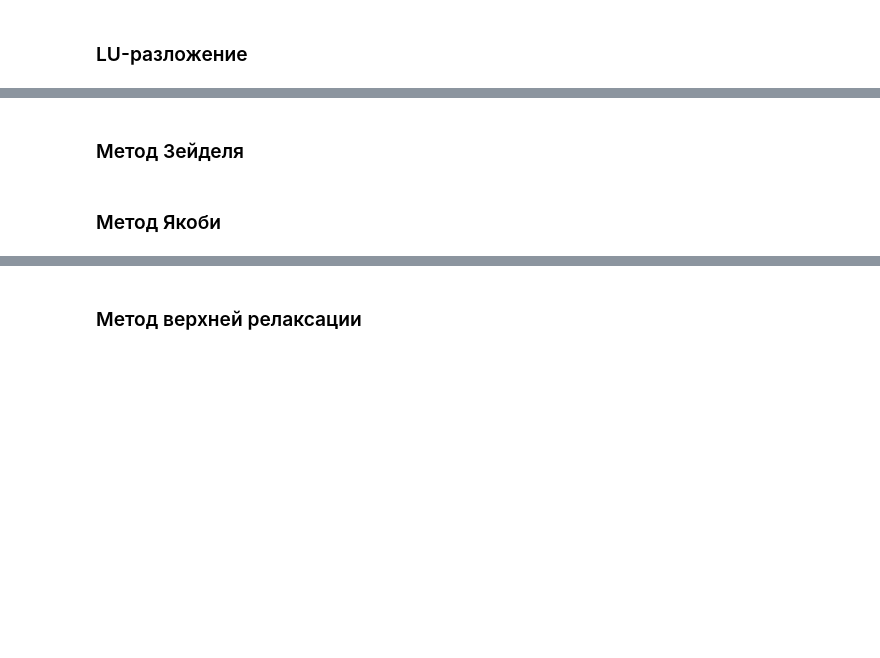
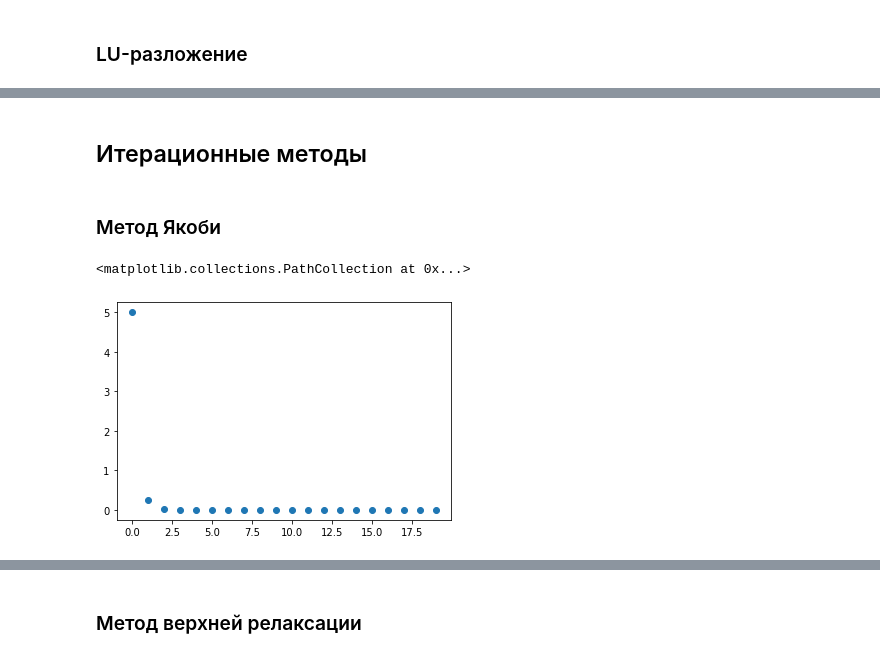
Before and after one commit to d3phys/computational-math, a Jupyter notebook: Lab 2 - System of linear equations/system-of-linear-equations.ipynb, the cells around one changed output, grey strips where cells are left out. Cells and saved outputs as stored; diff of their text form; code cells hidden in the pictures; blank space fills up the shorter version.

```diff
--- a/Lab 2 - System of linear equations/system-of-linear-equations.ipynb
+++ b/Lab 2 - System of linear equations/system-of-linear-equations.ipynb
@@ -14,8 +14,6 @@ import sympy
 <img src="system.png" width="600"/>
 </div>
 # %%
-# It's not fast... But universal :)
-
 def cell(i, j):
     if i == j:
         return 10
@@ -27,7 +25,7 @@ def cell(i, j):
 def fv(i):
     return i + 1
 
-n = 4
+n = 100
 # %%
 matrix = np.fromfunction(np.vectorize(cell, otypes=[float]), (n, n), dtype=float)
 matrix
@@ -115,2 +146,0 @@ array([[0., 0., 0., 0.],
-# %% [markdown]
-### Метод Зейделя
@@ -117,2 +153,34 @@ array([[0., 0., 0., 0.],
+# %% [markdown]
+## Итерационные методы
+# %%
+# Метод простой итерации с вычислением невязки
+# (обозначения см. Петров Лобанов курс лекций)
+def fpi(B, F, n_it, matrix, f):
+    u = np.zeros(len(F))
+    diffs = np.zeros(n_it)
+    for i in range(n_it):
+        u = np.matmul(B, u) + F
+        diffs[i] = norm(f - np.matmul(matrix, u))
+    return u, diffs
+
+# LDU-разложение
+def ldu(matrix):
+    L = matrix - np.triu(matrix)
+    D = np.triu(matrix) + np.tril(matrix) - matrix
+    U = matrix - np.tril(matrix)
+    # Здесь можно на точное равенство проверить
+    assert abs(L + D + U - matrix).max() == 0
+    return  L, D, U
 # %% [markdown]
 ### Метод Якоби
+# %%
+L, D, U = ldu(matrix)
+
+B = -np.matmul(np.linalg.inv(D), (L + U))
+F =  np.matmul(np.linalg.inv(D), f)
+
+x, diffs = fpi(B, F, 20, matrix, f)
+plt.scatter(range(len(diffs)), diffs)
+# %% [output]
+<matplotlib.collections.PathCollection at 0x...>
+[figure, added]
```
Also changed, not shown: parts of 16 cells of this notebook.
